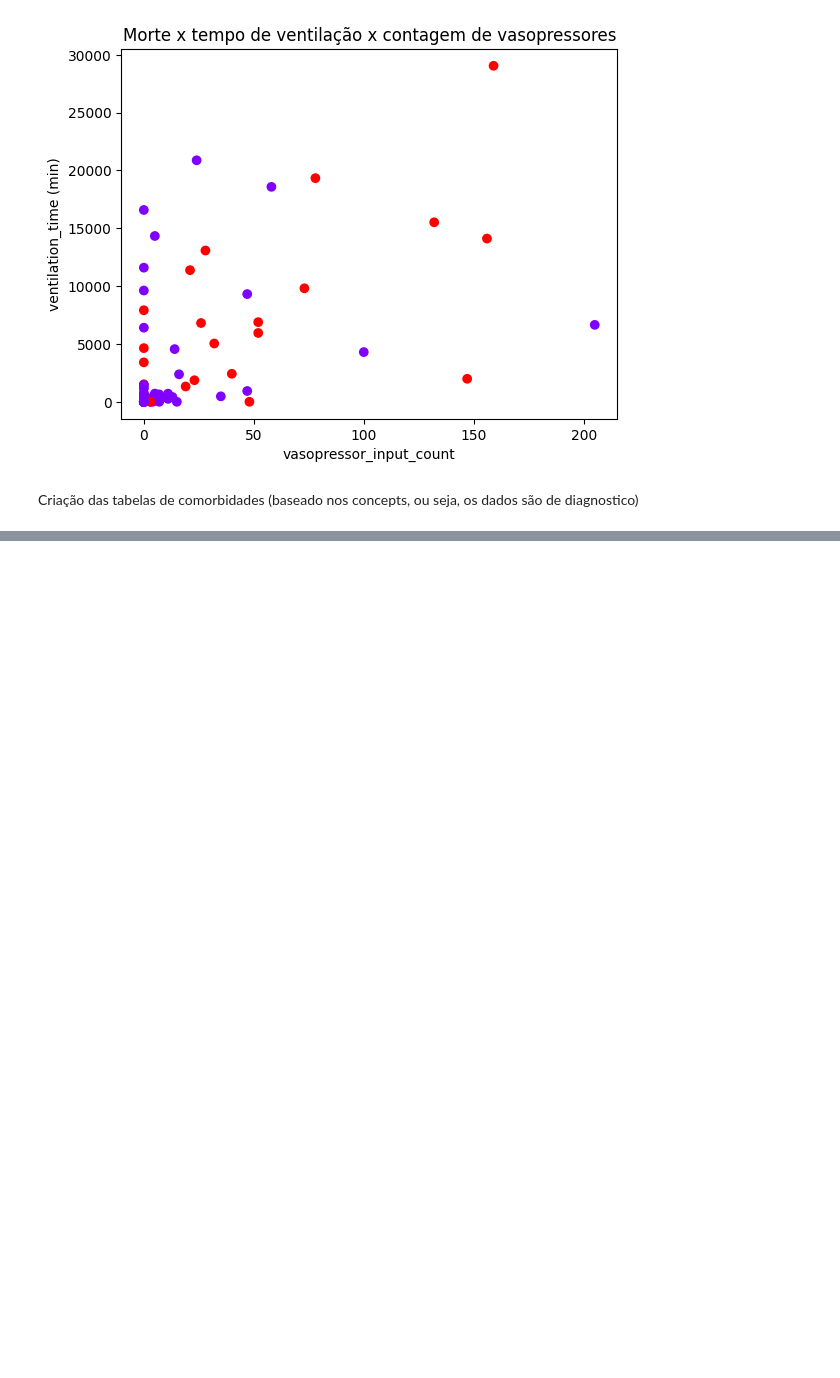
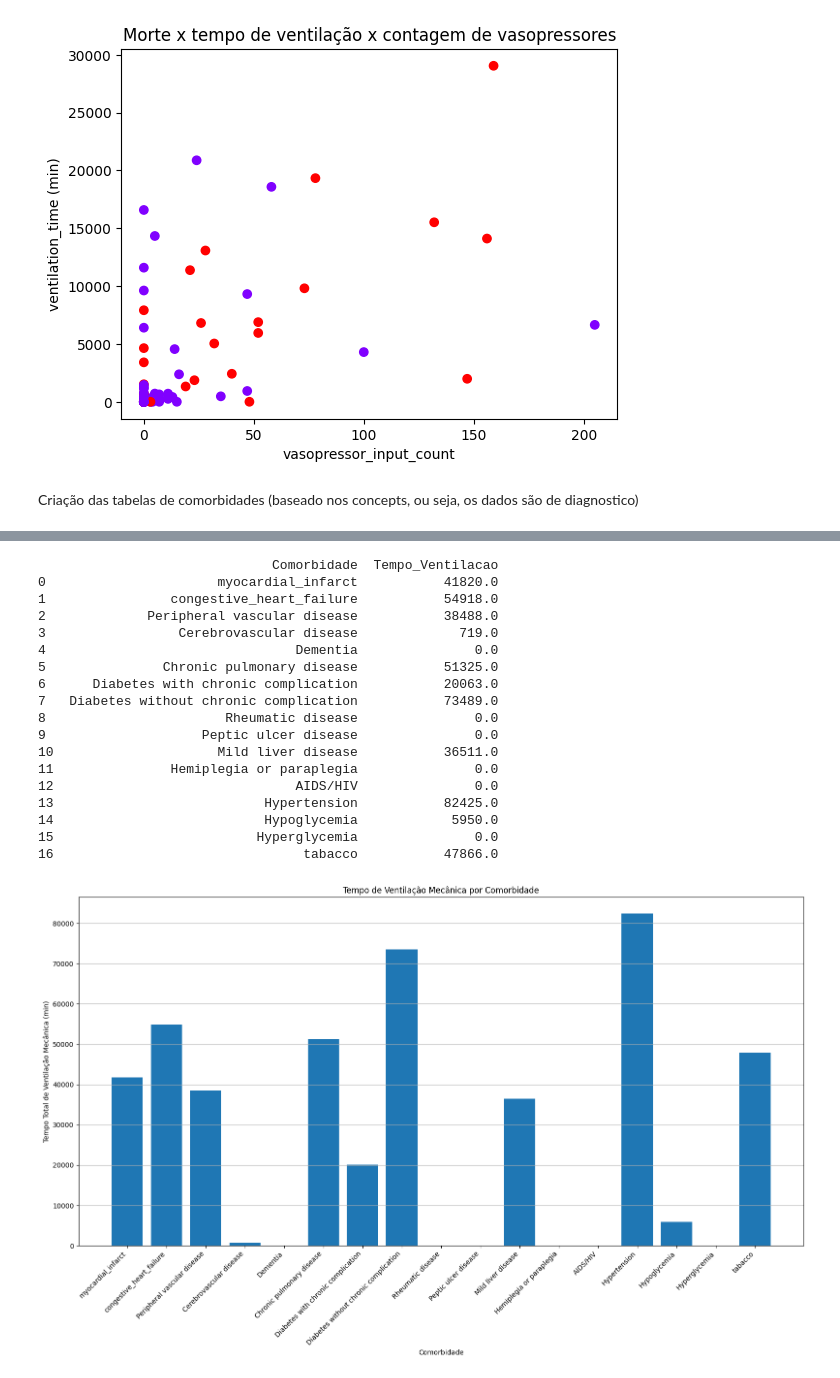
Before and after one commit to besome/speed-uti, a Jupyter notebook: mimic-code/mimic-iv-demo/2.2/analise.ipynb, the cells around one changed output, grey strips where cells are left out. Cells and saved outputs as stored; diff of their text form; code cells hidden in the pictures; blank space fills up the shorter version.

```diff
--- a/mimic-code/mimic-iv-demo/2.2/analise.ipynb
+++ b/mimic-code/mimic-iv-demo/2.2/analise.ipynb
@@ -592,0 +659,76 @@ dtype: int64
+# %%
+mortos_total = pd.merge(tabelona,mortos,left_on='subject_id',right_on='subject_id',how='left')
+
+tempo_por_comorbidade = pd.DataFrame(columns=['Comorbidade', 'Tempo_Ventilacao'])
+
+# Itera sobre cada comorbidade e calcula o tempo total de ventilação mecânica
+for comorbidade in colunas_comorbidades:
+    tempo_total = mortos_total[mortos_total[comorbidade] == 1]['ventilation_time (min)'].sum()
+    novo_dado = pd.DataFrame({
+        'Comorbidade': [comorbidade],
+        'Tempo_Ventilacao': [tempo_total]
+    })
+    tempo_por_comorbidade = pd.concat([tempo_por_comorbidade, novo_dado], ignore_index=True)
+
+# Cria o gráfico de barras
+plt.figure(figsize=(16, 10))
+plt.bar(tempo_por_comorbidade['Comorbidade'], tempo_por_comorbidade['Tempo_Ventilacao'])
+plt.xlabel("Comorbidade")
+plt.ylabel("Tempo Total de Ventilação Mecânica (min)")
+plt.title("Tempo de Ventilação Mecânica por Comorbidade")
+plt.grid(axis='y')
+
+# Rotaciona os rótulos do eixo x para melhor visualização
+plt.xticks(rotation=45, ha='right')
+
+# Ajusta o layout e exibe o gráfico
+plt.tight_layout()
+plt.show()
+
+
+dose_por_comorbidade = pd.DataFrame(columns=['Comorbidade', 'qtd_vasopressor'])
+
+# Itera sobre cada comorbidade e calcula o tempo total de ventilação mecânica
+for comorbidade in colunas_comorbidades:
+    qtd_total = mortos_total[mortos_total[comorbidade] == 1]['vasopressor_input_count'].sum()
+    novo_dado = pd.DataFrame({
+        'Comorbidade': [comorbidade],
+        'qtd_vasopressor': [qtd_total]
+    })
+    dose_por_comorbidade = pd.concat([dose_por_comorbidade, novo_dado], ignore_index=True)
+
+
+# Cria o gráfico de barras
+plt.figure(figsize=(16, 10))
+plt.bar(dose_por_comorbidade['Comorbidade'], dose_por_comorbidade['qtd_vasopressor'])
+plt.xlabel("Comorbidade")
+plt.ylabel("Quantidade de vasopressores (un)")
+plt.title("Quantidade de vasopressores por Comorbidade")
+plt.grid(axis='y')
+
+# Rotaciona os rótulos do eixo x para melhor visualização
+plt.xticks(rotation=45, ha='right')
+
+# Ajusta o layout e exibe o gráfico
+plt.tight_layout()
+plt.show()
+# %% [output]
+                              Comorbidade  Tempo_Ventilacao
+0                      myocardial_infarct           41820.0
+1                congestive_heart_failure           54918.0
+2             Peripheral vascular disease           38488.0
+3                 Cerebrovascular disease             719.0
+4                                Dementia               0.0
+5               Chronic pulmonary disease           51325.0
+6      Diabetes with chronic complication           20063.0
+7   Diabetes without chronic complication           73489.0
+8                       Rheumatic disease               0.0
+9                    Peptic ulcer disease               0.0
+10                     Mild liver disease           36511.0
+11               Hemiplegia or paraplegia               0.0
+12                               AIDS/HIV               0.0
+13                           Hypertension           82425.0
+14                           Hypoglycemia            5950.0
+15                          Hyperglycemia               0.0
+16                                tabacco           47866.0
+[figure, added]
```
Also changed, not shown: parts of 3 cells of this notebook.
